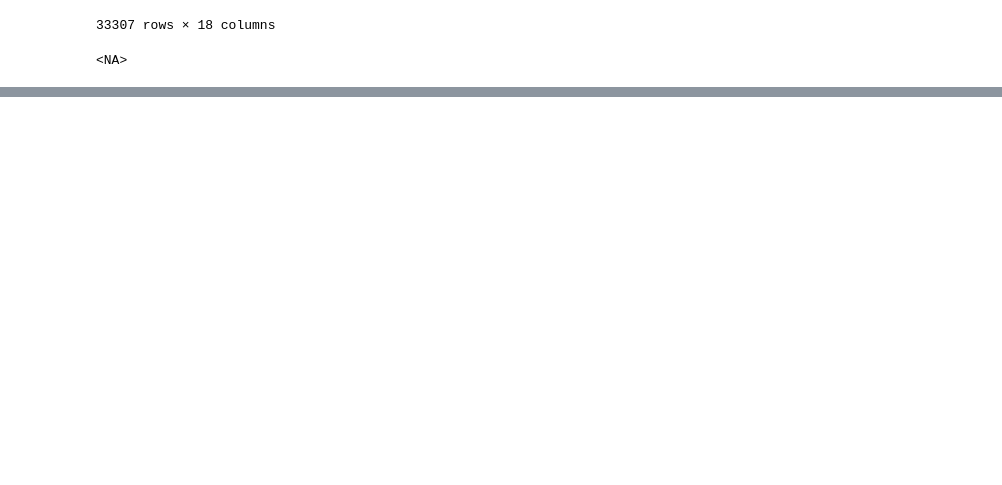
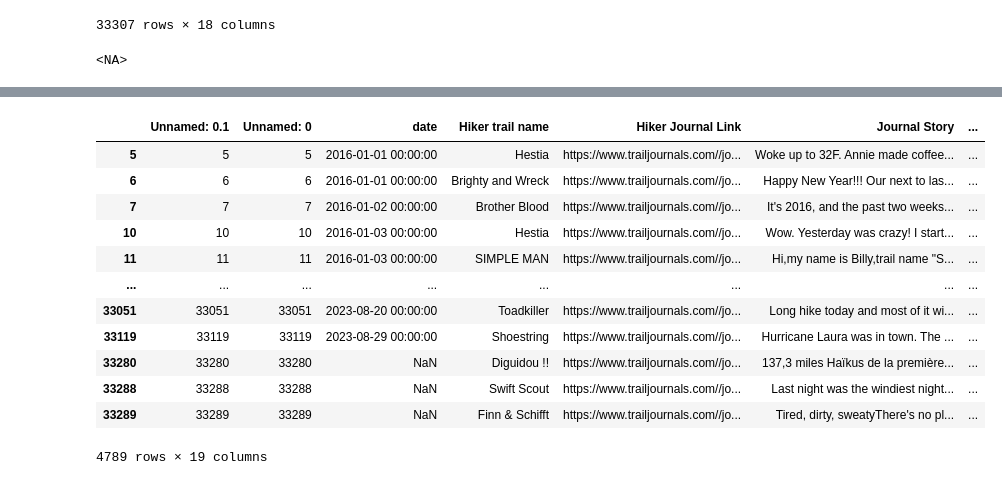
Before and after one commit to jenniferchandran/EAGERVisualizations, a Jupyter notebook: AladdinKun/scripy.ipynb, the cells around one changed output, grey strips where cells are left out. Cells and saved outputs as stored; diff of their text form; code cells hidden in the pictures; blank space fills up the shorter version.

```diff
--- a/AladdinKun/scripy.ipynb
+++ b/AladdinKun/scripy.ipynb
@@ -42,0 +59,18 @@ NameError: name 'result' is not defined
+# %%
+data['state_added'] = results
+# %%
+data[data['State'].notna()]
+# %% [output]
+|  | Unnamed: 0.1 | Unnamed: 0 | date | Hiker trail name | Hiker Journal Link | Journal Story | ... |
+| 5 | 5 | 5 | 2016-01-01 00:00:00 | Hestia | https://www.trailjournals.com//jo... | Woke up to 32F. Annie made coffee... | ... |
+| 6 | 6 | 6 | 2016-01-01 00:00:00 | Brighty and Wreck | https://www.trailjournals.com//jo... | Happy New Year!!! Our next to las... | ... |
+| 7 | 7 | 7 | 2016-01-02 00:00:00 | Brother Blood | https://www.trailjournals.com//jo... | It's 2016, and the past two weeks... | ... |
+| 10 | 10 | 10 | 2016-01-03 00:00:00 | Hestia | https://www.trailjournals.com//jo... | Wow. Yesterday was crazy! I start... | ... |
+| 11 | 11 | 11 | 2016-01-03 00:00:00 | SIMPLE MAN | https://www.trailjournals.com//jo... | Hi,my name is Billy,trail name "S... | ... |
+| ... | ... | ... | ... | ... | ... | ... | ... |
+| 33051 | 33051 | 33051 | 2023-08-20 00:00:00 | Toadkiller | https://www.trailjournals.com//jo... | Long hike today and most of it wi... | ... |
+| 33119 | 33119 | 33119 | 2023-08-29 00:00:00 | Shoestring | https://www.trailjournals.com//jo... | Hurricane Laura was in town. The ... | ... |
+| 33280 | 33280 | 33280 | NaN | Diguidou !! | https://www.trailjournals.com//jo... | 137,3 miles Haïkus de la première... | ... |
+| 33288 | 33288 | 33288 | NaN | Swift Scout | https://www.trailjournals.com//jo... | Last night was the windiest night... | ... |
+| 33289 | 33289 | 33289 | NaN | Finn & Schifft | https://www.trailjournals.com//jo... | Tired, dirty, sweatyThere's no pl... | ... |
+4789 rows × 19 columns
```
Also changed, not shown: parts of 3 cells of this notebook, 3 other files.
